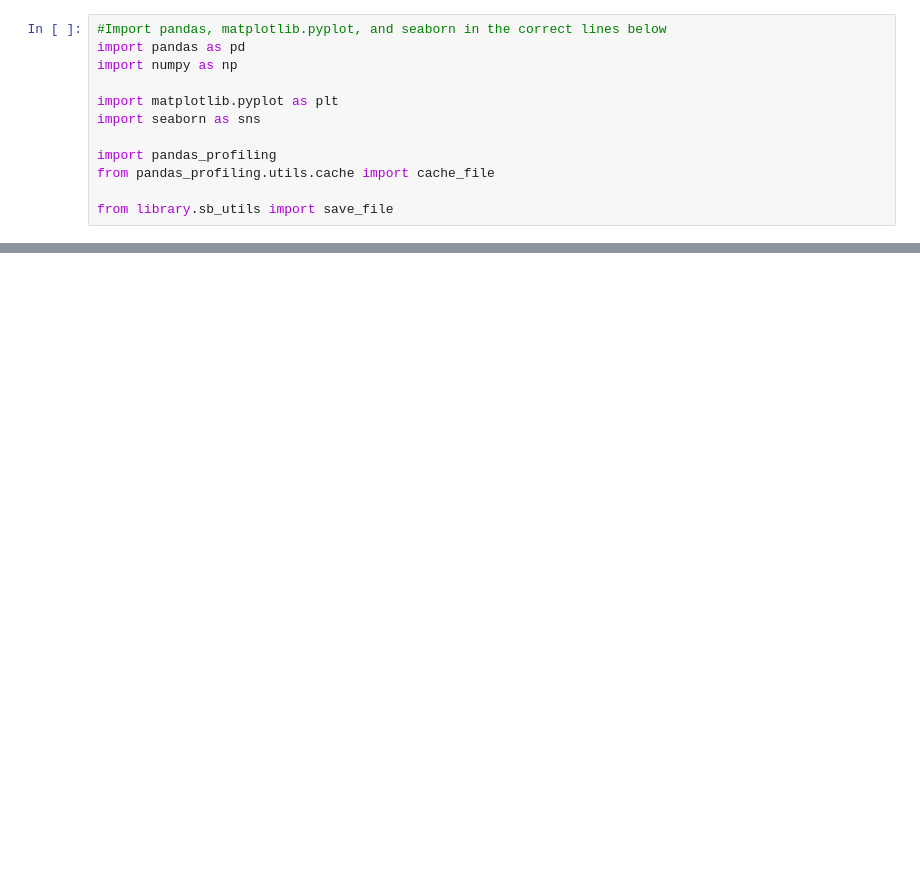
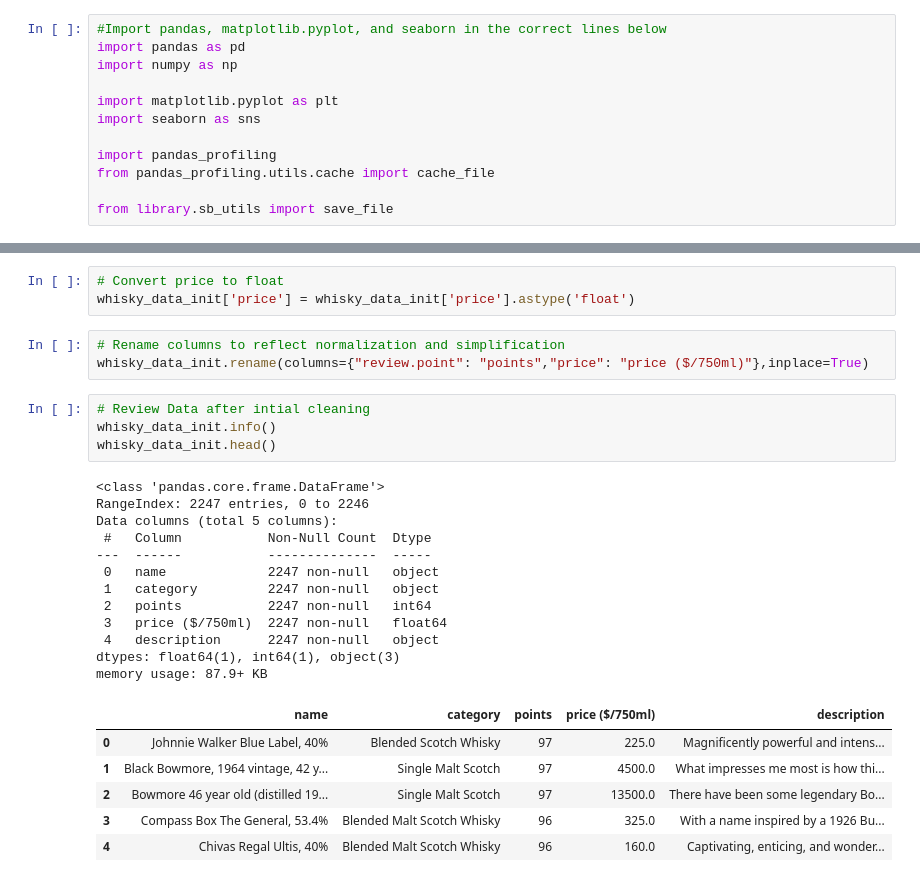
Before and after one commit to MartinWipf/CapstoneProject_Whisky, a Jupyter notebook: Capstone2_Whisky_DataWrangling.ipynb, the cells around one changed output, grey strips where cells are left out. Saved outputs shown, nothing was run; the diff lists cells and outputs as text; blank space fills up the shorter version.

```diff
--- a/Capstone2_Whisky_DataWrangling.ipynb
+++ b/Capstone2_Whisky_DataWrangling.ipynb
@@ -60,0 +112,29 @@ missing.sort_values(by='Count', ascending = False)
+# %%
+# Convert price to float
+whisky_data_init['price'] = whisky_data_init['price'].astype('float')
+# %%
+# Rename columns to reflect normalization and simplification
+whisky_data_init.rename(columns={"review.point": "points","price": "price ($/750ml)"},inplace=True)
+# %%
+# Review Data after intial cleaning
+whisky_data_init.info()
+whisky_data_init.head()
+# %% [output]
+<class 'pandas.core.frame.DataFrame'>
+RangeIndex: 2247 entries, 0 to 2246
+Data columns (total 5 columns):
+ #   Column           Non-Null Count  Dtype
+---  ------           --------------  -----
+ 0   name             2247 non-null   object
+ 1   category         2247 non-null   object
+ 2   points           2247 non-null   int64
+ 3   price ($/750ml)  2247 non-null   float64
+ 4   description      2247 non-null   object
+dtypes: float64(1), int64(1), object(3)
+memory usage: 87.9+ KB
+|  | name | category | points | price ($/750ml) | description |
+| 0 | Johnnie Walker Blue Label, 40% | Blended Scotch Whisky | 97 | 225.0 | Magnificently powerful and intens... |
+| 1 | Black Bowmore, 1964 vintage, 42 y... | Single Malt Scotch | 97 | 4500.0 | What impresses me most is how thi... |
+| 2 | Bowmore 46 year old (distilled 19... | Single Malt Scotch | 97 | 13500.0 | There have been some legendary Bo... |
+| 3 | Compass Box The General, 53.4% | Blended Malt Scotch Whisky | 96 | 325.0 | With a name inspired by a 1926 Bu... |
+| 4 | Chivas Regal Ultis, 40% | Blended Malt Scotch Whisky | 96 | 160.0 | Captivating, enticing, and wonder... |
```
Also changed, not shown: parts of 25 cells of this notebook.
